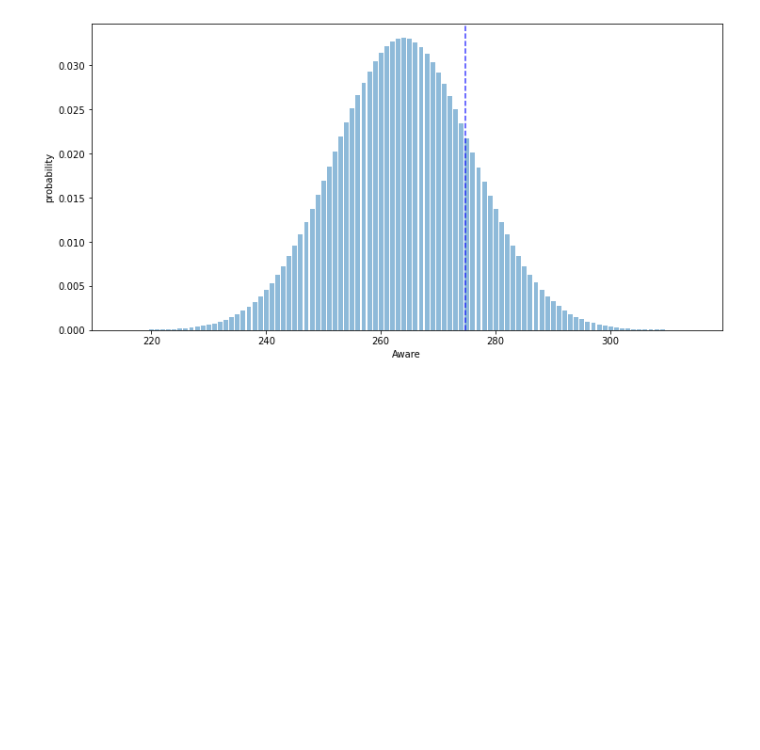
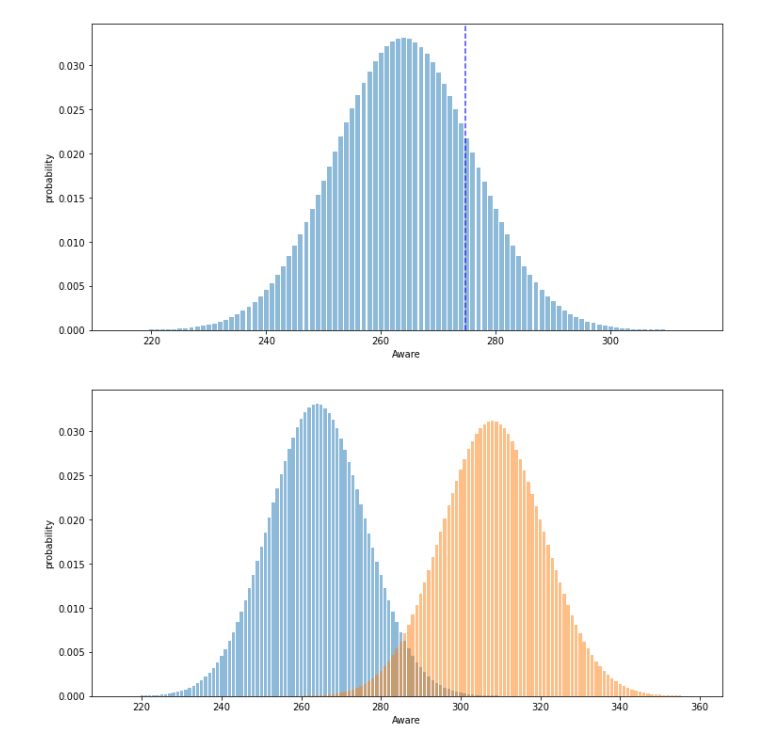
Before and after one commit to benbel376/SmartAd_service_analysis, a Jupyter notebook: notebooks/data_overview.ipynb, the cells around one changed output. Cells and saved outputs as stored; diff of their text form; code cells hidden in the pictures; blank space fills up the shorter version.

```diff
--- a/notebooks/data_overview.ipynb
+++ b/notebooks/data_overview.ipynb
@@ -150,3 +150,9 @@ e_cr = ab_summary.loc["exposed", "rate"]
 dis_p.cont_distribution(c_aware, c_total, c_cr, e_cr)
 # %% [output]
 [figure]
+# %%
+e_aware = ab_summary.loc["exposed", "yes"]
+e_total = ab_summary.loc["exposed", "total"]
+dis_p.cont_exp_distribution(c_aware, e_aware, c_total, e_total, c_cr, e_cr)
+# %% [output]
+[figure, added]
```
Also changed, not shown: parts of 1 cell of this notebook, 2 other files.
